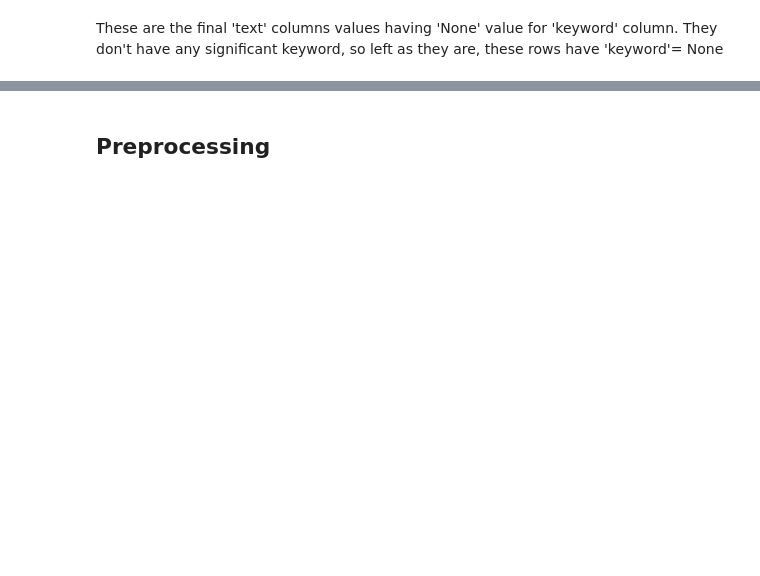
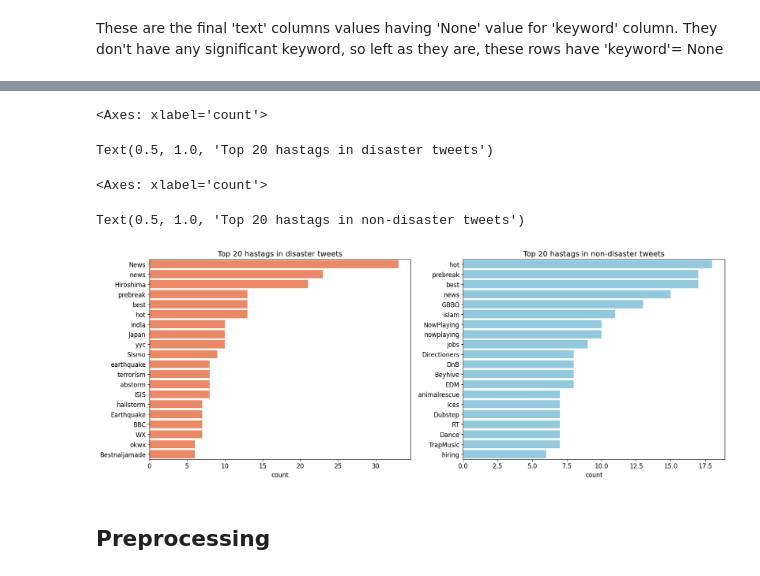
Before and after one commit to Praveen-Samudrala/Machine-Learning-and-Data-Science, a Jupyter notebook: Projects/NLP with Disaster Tweets/Disaster Tweets Classsification NLP.ipynb, the cells around one changed output, grey strips where cells are left out. Drawn from its saved outputs; the diff is of its cells as text; code cells hidden in the pictures; blank space fills up the shorter version.

```diff
--- a/Projects/NLP with Disaster Tweets/Disaster Tweets Classsification NLP.ipynb
+++ b/Projects/NLP with Disaster Tweets/Disaster Tweets Classsification NLP.ipynb
@@ -252,26 +431,32 @@ sns.distplot(neg_tw, label='Non-Disaster Tweet length', ax=ax[1])
 # %%
 # Top 20 Hastags for each class
 def find_hashtags(tweet):
     return " ".join([match.group(0)[1:] for match in re.finditer(r"#\w+", tweet)]) or 'None'
 df_train['hashtags'] = df_train['text'].apply(lambda x: find_hashtags(x))
 df_test['hashtags'] = df_test['text'].apply(lambda x: find_hashtags(x))
 
 fig, ax = plt.subplots(1,2, figsize=(20,7))
 
 
 freq_d = FreqDist(w for w in word_tokenize(' '.join(df_train.loc[df_train['target']==1, 'hashtags'])) if w != 'None')
 df_d = pd.DataFrame.from_dict(freq_d, orient='index', columns=['count'])
 hashtag_d = df_d.sort_values('count', ascending=False).head(20)
-sns.barplot(hashtag_d['count'], hashtag_d.index, color='coral', ax = ax[0])
+sns.barplot(x = hashtag_d['count'], y = hashtag_d.index, color='coral', ax = ax[0])
 ax[0].set_title('Top 20 hastags in disaster tweets')
 
 freq_nd = FreqDist(w for w in word_tokenize(' '.join(df_train.loc[df_train['target']==0, 'hashtags'])) if w != 'None')
 df_nd = pd.DataFrame.from_dict(freq_nd, orient='index', columns=['count'])
 hashtag_nd = df_nd.sort_values('count', ascending=False).head(20)
-sns.barplot(hashtag_nd['count'], hashtag_nd.index, ax = ax[1], color='skyblue')
+sns.barplot(x = hashtag_nd['count'], y = hashtag_nd.index, ax = ax[1], color='skyblue')
 ax[1].set_title('Top 20 hastags in non-disaster tweets')
 
 plt.show()
+# %% [output]
+<Axes: xlabel='count'>
+Text(0.5, 1.0, 'Top 20 hastags in disaster tweets')
+<Axes: xlabel='count'>
+Text(0.5, 1.0, 'Top 20 hastags in non-disaster tweets')
+[figure, added]
 # %%
 # df_train[df_train['location'] != 'None']['location'].value_counts().plot(kind='pie')
 # %% [markdown]
```
Also changed, not shown: parts of 55 cells of this notebook, 2 other files.
